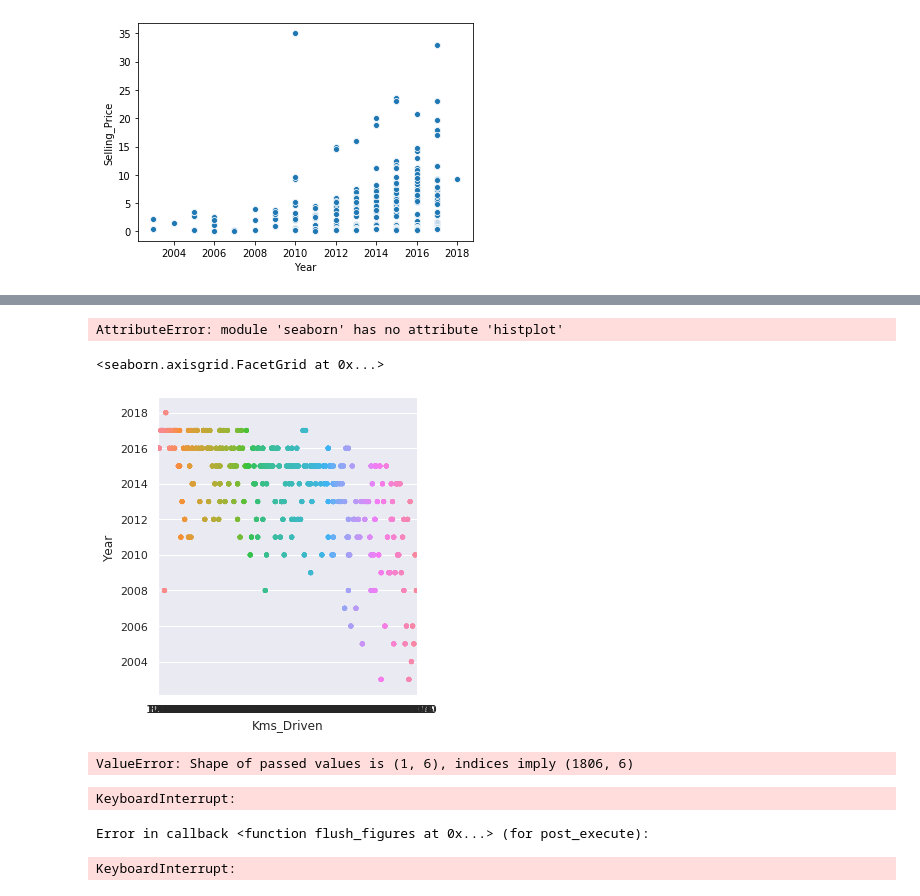
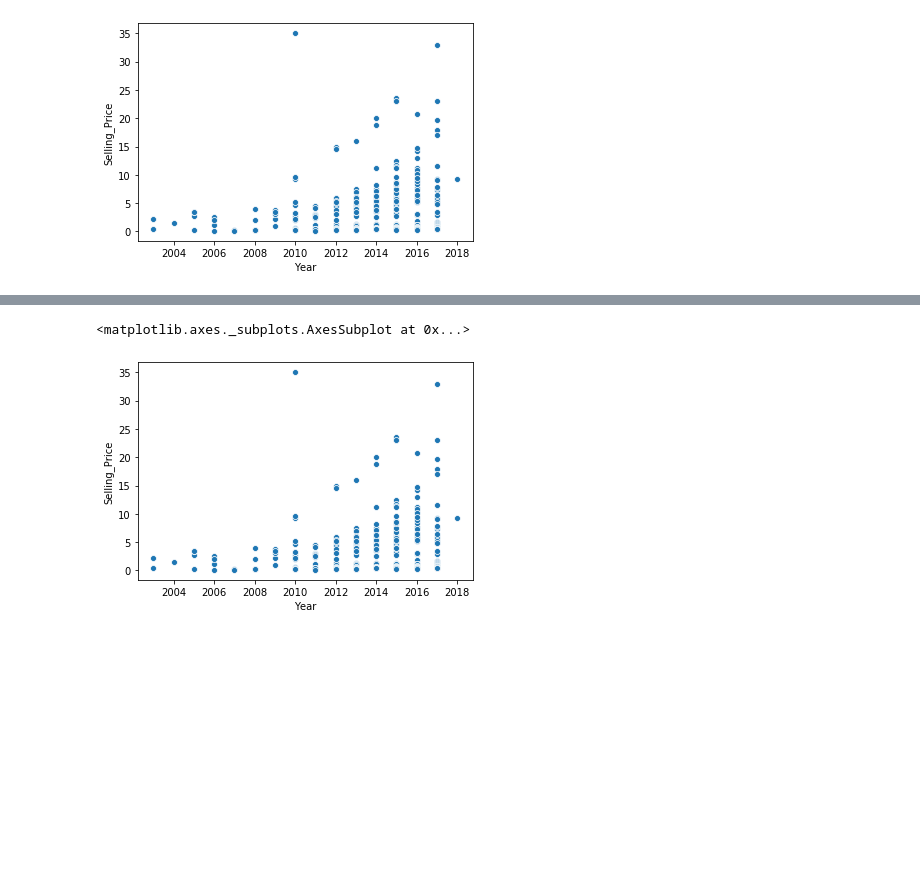
Before and after one commit to ejhb/audit, a Jupyter notebook: 2020-11-02-brief-car/note_booked.ipynb, the cells around one changed output, grey strips where cells are left out. Saved outputs shown, nothing was run; the diff lists cells and outputs as text; code cells hidden in the pictures; blank space fills up the shorter version.

```diff
--- a/2020-11-02-brief-car/note_booked.ipynb
+++ b/2020-11-02-brief-car/note_booked.ipynb
@@ -158,21 +154,7 @@ ax = sns.barplot(x='Fuel_Type', y='Present_Price', data=df)
 # %%
 # sns.distplot('Fuel_TypeInt', kde = True)
 # sns.pairplot(df, hue ='Seller_Bool', bw=1.5)
-# %%
-g = sns.FacetGrid(df, col="Fuel_Type")
-g.map(sns.histplot, "Year")
-# %% [output]
-AttributeError: module 'seaborn' has no attribute 'histplot'
 # %%
-sns.catplot( y='Year', x='Kms_Driven',data=df)
+# sns.catplot( y='Year', x='Kms_Driven',data=df)
-# %% [output]
-<seaborn.axisgrid.FacetGrid at 0x...>
-[figure, removed]
-# %%
-sns.relplot(data=df, x=['Selling_Price'], y=["Kms_Driven"], hue="Year")
-# %% [output]
-ValueError: Shape of passed values is (1, 6), indices imply (1806, 6)
 # %%
-sns.catplot(data=car_data, kind="strip", x="Car_Name", y="Selling_Price", hue="Year")
+# sns.catplot(data=car_data, kind="strip", x="Car_Name", y="Selling_Price", hue="Year")
-# %% [output]
-KeyboardInterrupt:
@@ -179,7 +165,8 @@ KeyboardInterrupt:
 # %%
-x = df['Selling_Price']
-y = df['Kms_Driven']
-ax=sns.barplot(x=x, y=y, data=df)
+x = df.iloc[0:len(df),1]
+y = df.iloc[0:len(df),2]
+
+sns.scatterplot(x=x,y=y)
 # %% [output]
-Error in callback <function flush_figures at 0x...> (for post_execute):
+<matplotlib.axes._subplots.AxesSubplot at 0x...>
-KeyboardInterrupt:
+[figure, added]
```
Also changed, not shown: parts of 11 cells of this notebook, 3 other files.
